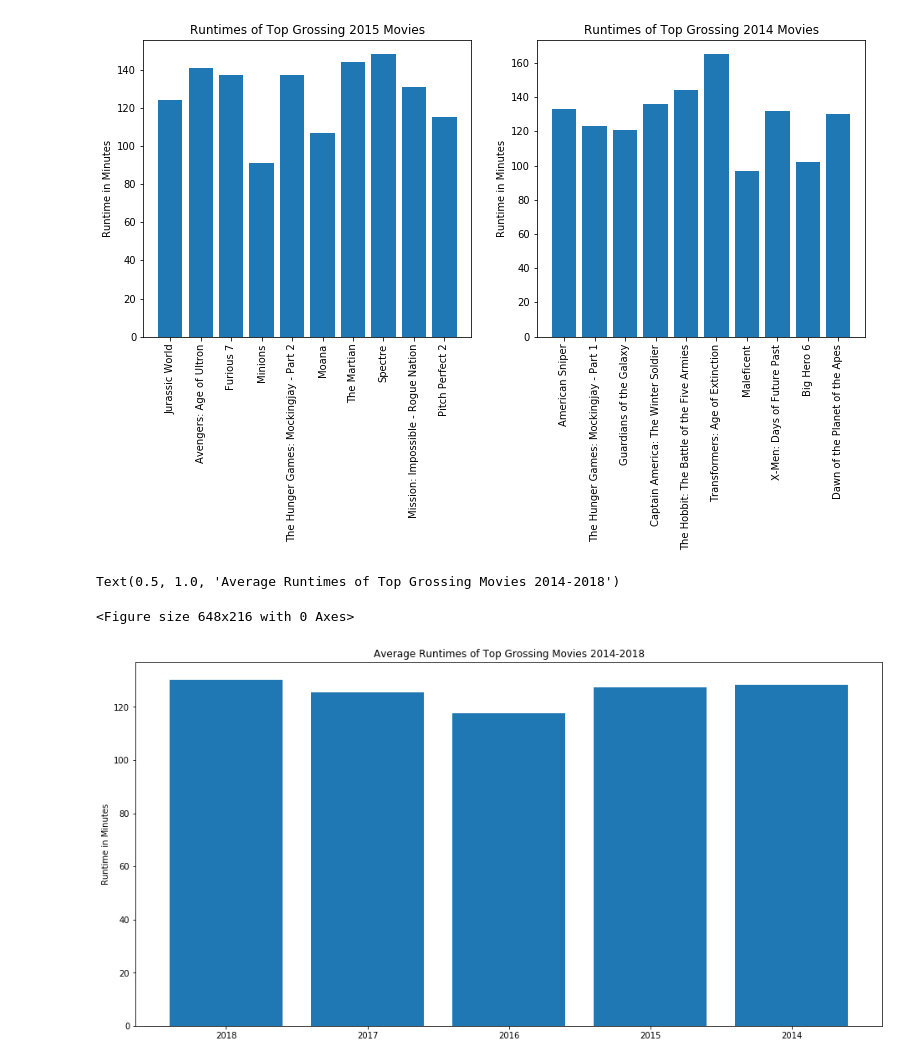
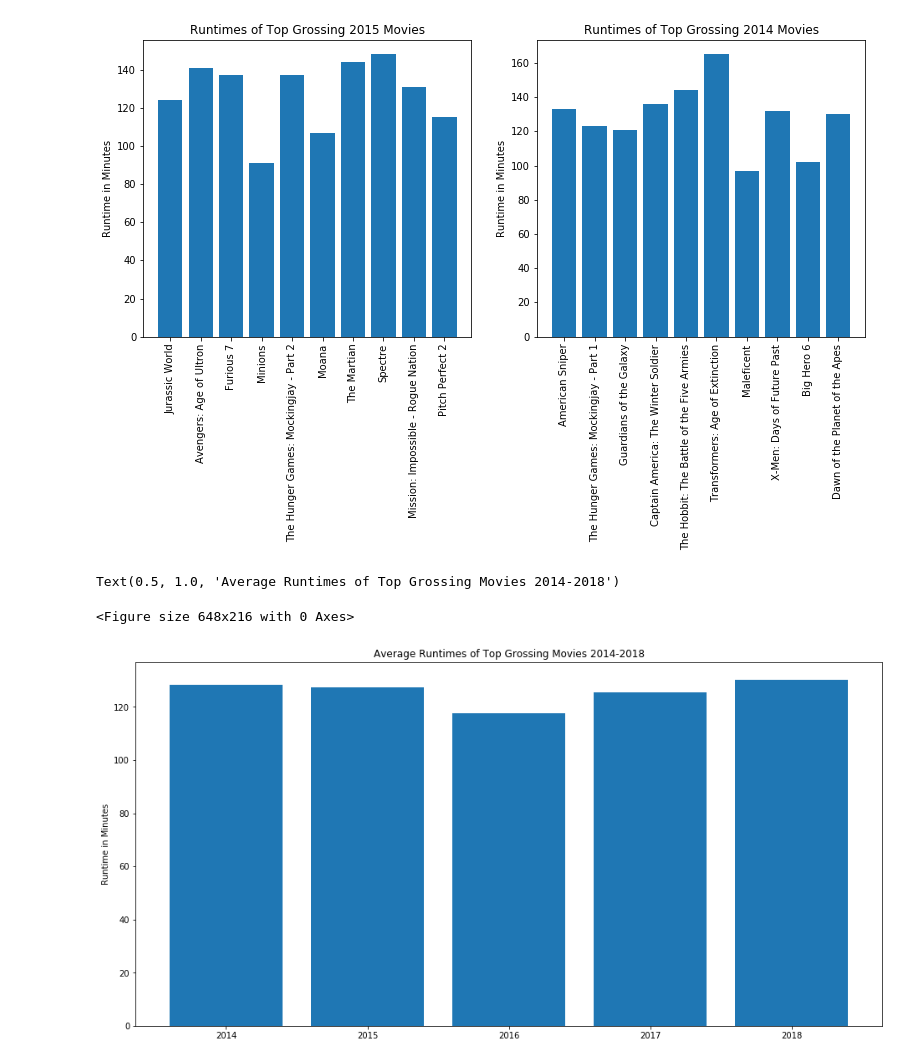
Before and after one commit to psuero1/movie-project, a Jupyter notebook: Data_Visualizations.ipynb, the cells around one changed output. Drawn from its saved outputs; the diff is of its cells as text; code cells hidden in the pictures.

```diff
--- a/Data_Visualizations.ipynb
+++ b/Data_Visualizations.ipynb
@@ -92,15 +92,15 @@ Text(0.5, 1.0, 'Runtimes of Top Grossing 2014 Movies')
 [figure]
 # %%
 plt.figure(figsize=(9,3))
-x = ('2018', '2017', '2016', '2015', '2014')
-y = (runtime_mean18, runtime_mean17, runtime_mean16, runtime_mean15, runtime_mean14)
+x = ('2014', '2015', '2016', '2017', '2018')
+y = (runtime_mean14, runtime_mean15, runtime_mean16, runtime_mean17, runtime_mean18)
 
 plt.figure(figsize =(16, 8))
 runtime = plt.bar(x, y )
 plt.ylabel('Runtime in Minutes')
 plt.xticks(x)
 plt.title('Average Runtimes of Top Grossing Movies 2014-2018')
 # %% [output]
 Text(0.5, 1.0, 'Average Runtimes of Top Grossing Movies 2014-2018')
 <Figure size 648x216 with 0 Axes>
-[figure, old version]
+[figure, new version]
```
Also changed, not shown: parts of 4 cells of this notebook.
